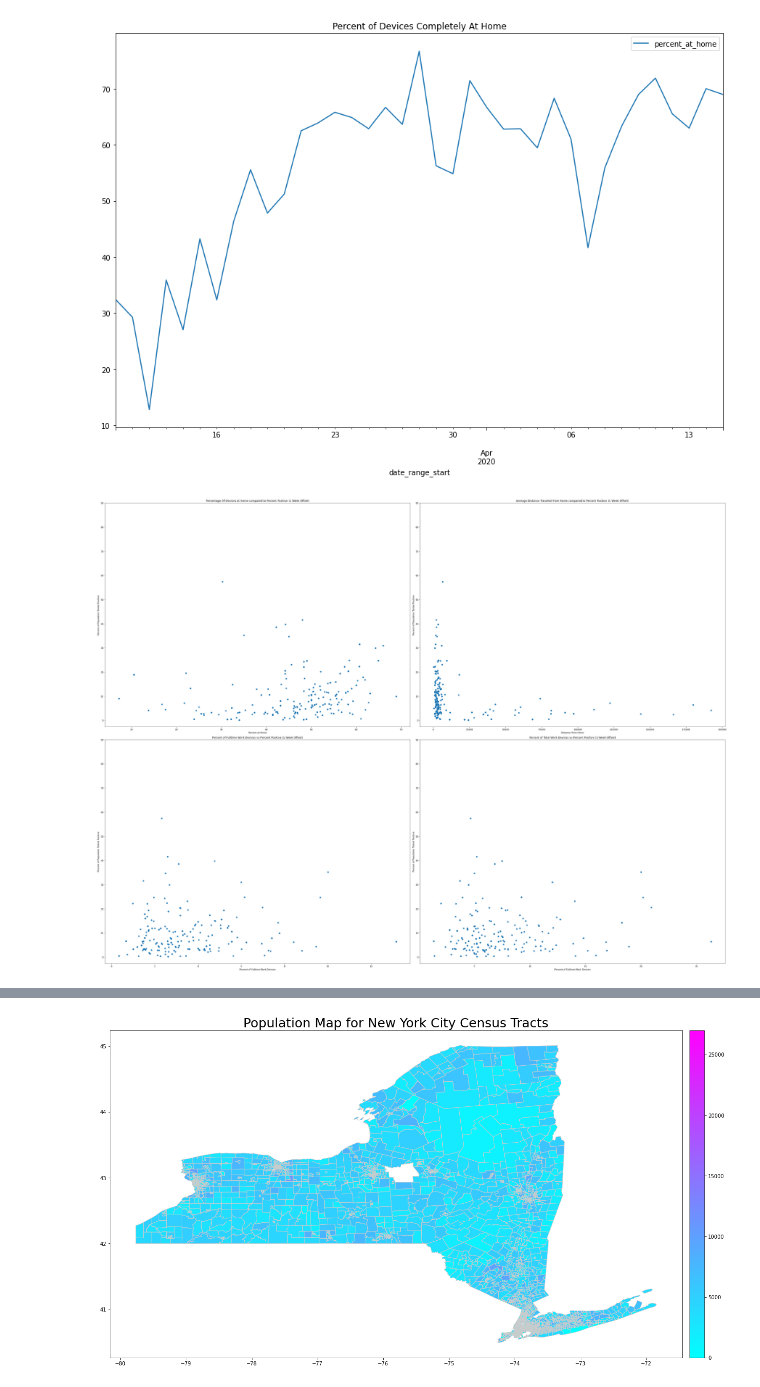
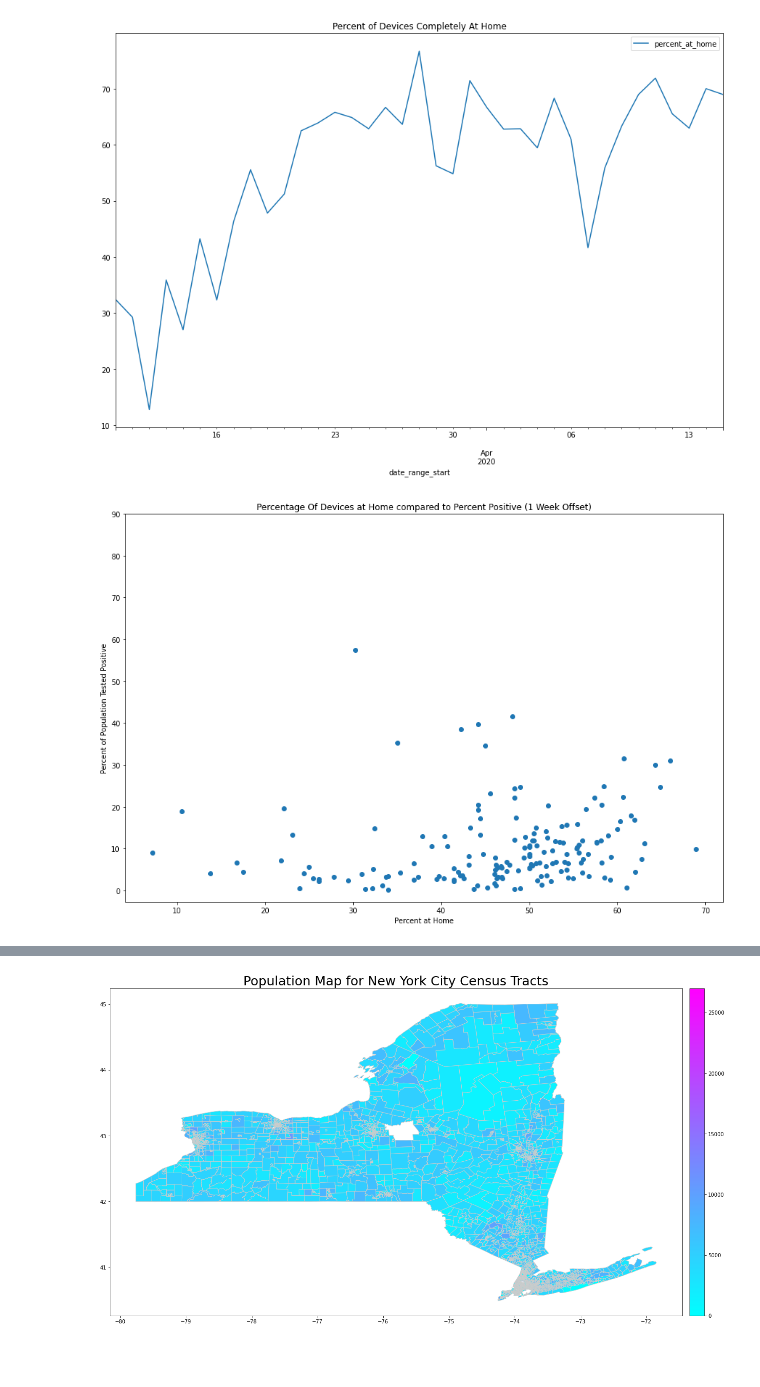
Before and after one commit to ro4438/covid-19, a Jupyter notebook: newyorkcity-cellphones.ipynb, the cells around one changed output, grey strips where cells are left out. Drawn from its saved outputs; the diff is of its cells as text; code cells hidden in the pictures; blank space fills up the shorter version.

Commit message:
Update newyorkcity-cellphones.ipynb via upload
Removed subplots to enhance readability and clarity

```diff
--- a/newyorkcity-cellphones.ipynb
+++ b/newyorkcity-cellphones.ipynb
@@ -291,88 +291,25 @@ april3_1_week = nyc_grouped[nyc_grouped.date_range_start == pd.to_datetime("2020
 # %%
 #percent_at_home
 y_values = []
 x_values = []
 for x in list(april3.index):
     matched = april3_1_week[april3_1_week.tract == str(x)]
     if len(matched) != 1:
         continue
     else:
         matched_percent_at_home = float((matched.completely_home_device_count/matched.device_count)*100)
         percent_positive = float((float(april3.loc[str(x)].cases)/population.loc[str(x)].POPULATION)*100)
         if percent_positive > 100:
             continue
         x_values.append(matched_percent_at_home)
         y_values.append(percent_positive)
 
-fig, ax = plt.subplots(2,2, figsize=(40,30))
-ax[0,0].scatter(x_values, y_values)
-ax[0,0].set_yticks(np.arange(0, 100, 10))
-ax[0,0].set_title('Percentage Of Devices at Home compared to Percent Positive (1 Week Offset)')
-ax[0,0].set_xlabel('Percent at Home')
-ax[0,0].set_ylabel('Percent of Population Tested Positive')
-
-#distance travelled
-y_values = []
-x_values = []
-for x in list(april3.index):
-    matched = april3_1_week[april3_1_week.tract == str(x)]
-    if len(matched) != 1:
-        continue
-    else:
-        matched_distance_from_home = float(matched.distance_traveled_from_home)
-        percent_positive = float((float(april3.loc[str(x)].cases)/population.loc[str(x)].POPULATION)*100)
-        if percent_positive > 100:
-            continue
-        x_values.append(matched_distance_from_home)
-        y_values.append(percent_positive)
-
-ax[0,1].scatter(x_values, y_values)
-ax[0,1].set_yticks(np.arange(0, 100, 10))
-ax[0,1].set_title('Average Distance Traveled From Home compared to Percent Positive (1 Week Offset)')
-ax[0,1].set_xlabel('Distance From Home')
-ax[0,1].set_ylabel('Percent of Population Tested Positive')
-
-#full_time_work
-y_values = []
-x_values = []
-for x in list(april3.index):
-    matched = april3_1_week[april3_1_week.tract == str(x)]
-    if len(matched) != 1:
-        continue
-    else:
-        matched_full_time_work = float(matched.full_time_work_behavior_devices/matched.device_count)*100
-        percent_positive = float((float(april3.loc[str(x)].cases)/population.loc[str(x)].POPULATION)*100)
-        if percent_positive > 100:
-            continue
-        x_values.append(matched_full_time_work)
-        y_values.append(percent_positive)
-
-ax[1,0].scatter(x_values, y_values)
-ax[1,0].set_yticks(np.arange(0, 100, 10))
-ax[1,0].set_title('Percent of Fulltime Work Devices vs Percent Positive (1 Week Offset)')
-ax[1,0].set_xlabel('Percent of Fulltime Work Devices')
-ax[1,0].set_ylabel('Percent of Population Tested Positive')
-
-#total_work_devices
-y_values = []
-x_values = []
-for x in list(april3.index):
-    matched = april3_1_week[april3_1_week.tract == str(x)]
-    if len(matched) != 1:
-        continue
-    else:
-        matched_full_time_work = float((matched.full_time_work_behavior_devices + matched.part_time_work_behavior_devices)/matched.device_count)*100
-        percent_positive = float((float(april3.loc[str(x)].cases)/population.loc[str(x)].POPULATION)*100)
-        if percent_positive > 100:
-            continue
-        x_values.append(matched_full_time_work)
-        y_values.append(percent_positive)
-
-ax[1,1].scatter(x_values, y_values)
-ax[1,1].set_yticks(np.arange(0, 100, 10))
-ax[1,1].set_title('Percent of Total Work Devices vs Percent Positive (1 Week Offset)')
-ax[1,1].set_xlabel('Percent of Fulltime Work Devices')
-ax[1,1].set_ylabel('Percent of Population Tested Positive')
-plt.tight_layout()
+plt.figure(figsize=(15,10))
+plt.scatter(x_values, y_values)
+plt.yticks(np.arange(0, 100, 10))
+plt.title('Percentage Of Devices at Home compared to Percent Positive (1 Week Offset)')
+plt.xlabel('Percent at Home')
+plt.ylabel('Percent of Population Tested Positive')
+plt.show()
 # %% [output]
-[figure, old version]
+[figure, new version]
```
Also changed, not shown: parts of 18 cells of this notebook.
